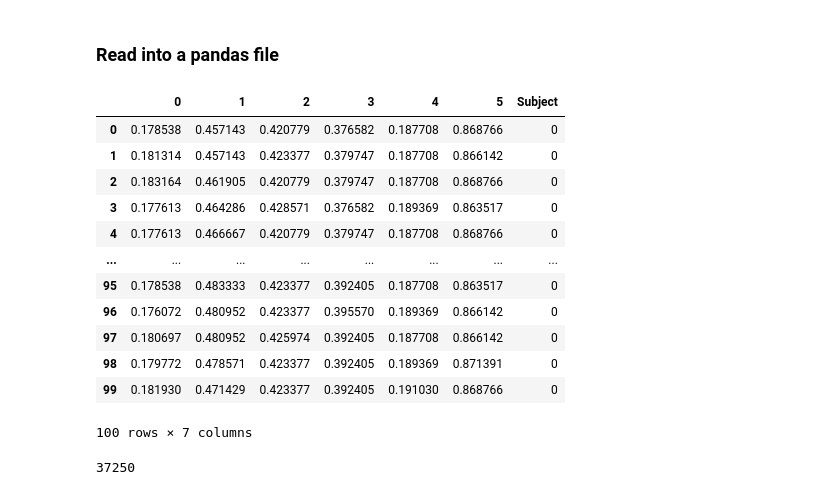
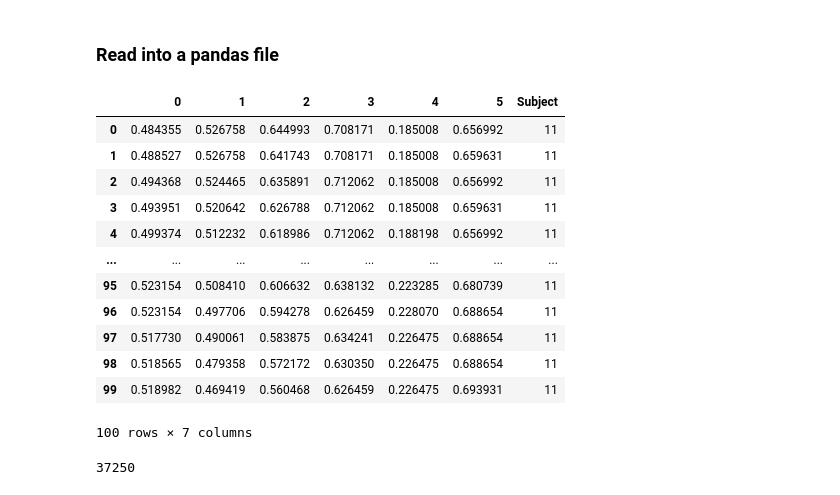
Before and after one commit to LongNguyen1984/TimeSeriesWithPython, a Jupyter notebook: ReadMatDatafile.ipynb, the cells around one changed output. Drawn from its saved outputs; the diff is of its cells as text; code cells hidden in the pictures.

```diff
--- a/ReadMatDatafile.ipynb
+++ b/ReadMatDatafile.ipynb
@@ -119,27 +119,27 @@ def read_folder(mat_folder):
 
         #pd.DataFrame(sio.loadmat(csv_file)['sig']).T.assign(rating_src = f'rating-{idx}')#assin a name rating to the column
         #pd.DataFrame(sio.loadmat(csv_file)['sig']).T.assign(Subject = f'{idx}')
-        pd.DataFrame(scaler.fit_transform(pd.DataFrame(sio.loadmat(csv_file)['sig']).T)).assign(Subject = f'{idx-1}') # sclaing [0,1] and then convert to dataframe
-        for idx, csv_file in enumerate(csv_files, 1)
+        pd.DataFrame(scaler.fit_transform(pd.DataFrame(sio.loadmat(mat_file)['sig']).T)).assign(Subject = f'{idx-1}') # sclaing [0,1] and then convert to dataframe
+        for idx, mat_file in enumerate(mat_files, 1)
     ]
-    return csv_files, dfs
+    return mat_files, dfs
 # %%
 mat_files, dfs = read_folder(parent_path)
 # %%
-dfs[0].iloc[:100]
+dfs[11].iloc[:100]
 # %% [output]
 |  | 0 | 1 | 2 | 3 | 4 | 5 | Subject |
-| 0 | 0.178538 | 0.457143 | 0.420779 | 0.376582 | 0.187708 | 0.868766 | 0 |
-| 1 | 0.181314 | 0.457143 | 0.423377 | 0.379747 | 0.187708 | 0.866142 | 0 |
-| 2 | 0.183164 | 0.461905 | 0.420779 | 0.379747 | 0.187708 | 0.868766 | 0 |
-| 3 | 0.177613 | 0.464286 | 0.428571 | 0.376582 | 0.189369 | 0.863517 | 0 |
-| 4 | 0.177613 | 0.466667 | 0.420779 | 0.379747 | 0.187708 | 0.868766 | 0 |
+| 0 | 0.484355 | 0.526758 | 0.644993 | 0.708171 | 0.185008 | 0.656992 | 11 |
+| 1 | 0.488527 | 0.526758 | 0.641743 | 0.708171 | 0.185008 | 0.659631 | 11 |
+| 2 | 0.494368 | 0.524465 | 0.635891 | 0.712062 | 0.185008 | 0.656992 | 11 |
+| 3 | 0.493951 | 0.520642 | 0.626788 | 0.712062 | 0.185008 | 0.659631 | 11 |
+| 4 | 0.499374 | 0.512232 | 0.618986 | 0.712062 | 0.188198 | 0.656992 | 11 |
 | ... | ... | ... | ... | ... | ... | ... | ... |
-| 95 | 0.178538 | 0.483333 | 0.423377 | 0.392405 | 0.187708 | 0.863517 | 0 |
-| 96 | 0.176072 | 0.480952 | 0.423377 | 0.395570 | 0.189369 | 0.866142 | 0 |
-| 97 | 0.180697 | 0.480952 | 0.425974 | 0.392405 | 0.187708 | 0.866142 | 0 |
-| 98 | 0.179772 | 0.478571 | 0.423377 | 0.392405 | 0.189369 | 0.871391 | 0 |
-| 99 | 0.181930 | 0.471429 | 0.423377 | 0.392405 | 0.191030 | 0.868766 | 0 |
+| 95 | 0.523154 | 0.508410 | 0.606632 | 0.638132 | 0.223285 | 0.680739 | 11 |
+| 96 | 0.523154 | 0.497706 | 0.594278 | 0.626459 | 0.228070 | 0.688654 | 11 |
+| 97 | 0.517730 | 0.490061 | 0.583875 | 0.634241 | 0.226475 | 0.688654 | 11 |
+| 98 | 0.518565 | 0.479358 | 0.572172 | 0.630350 | 0.226475 | 0.688654 | 11 |
+| 99 | 0.518982 | 0.469419 | 0.560468 | 0.626459 | 0.226475 | 0.693931 | 11 |
 100 rows × 7 columns
 # %%
 np.shape(dfs[0])[0]
```
